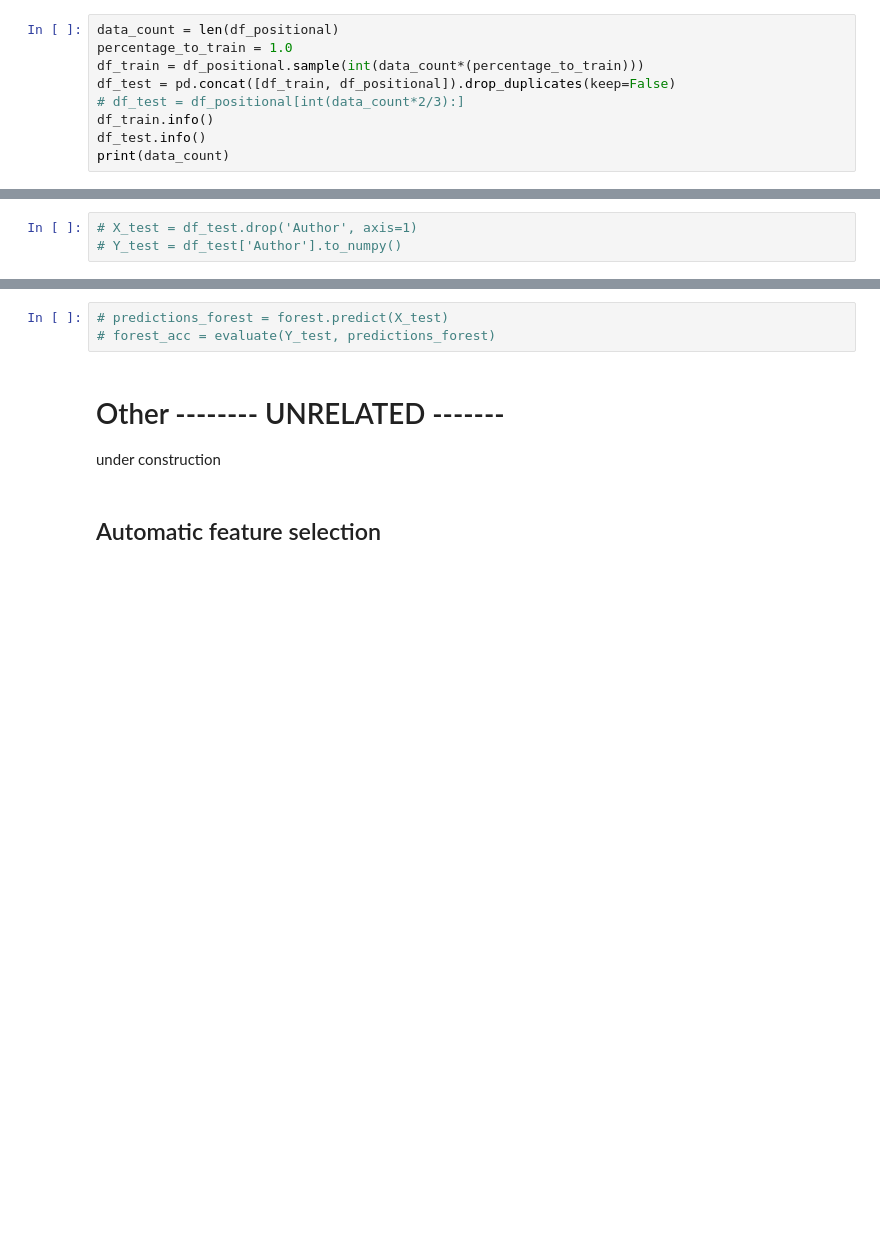
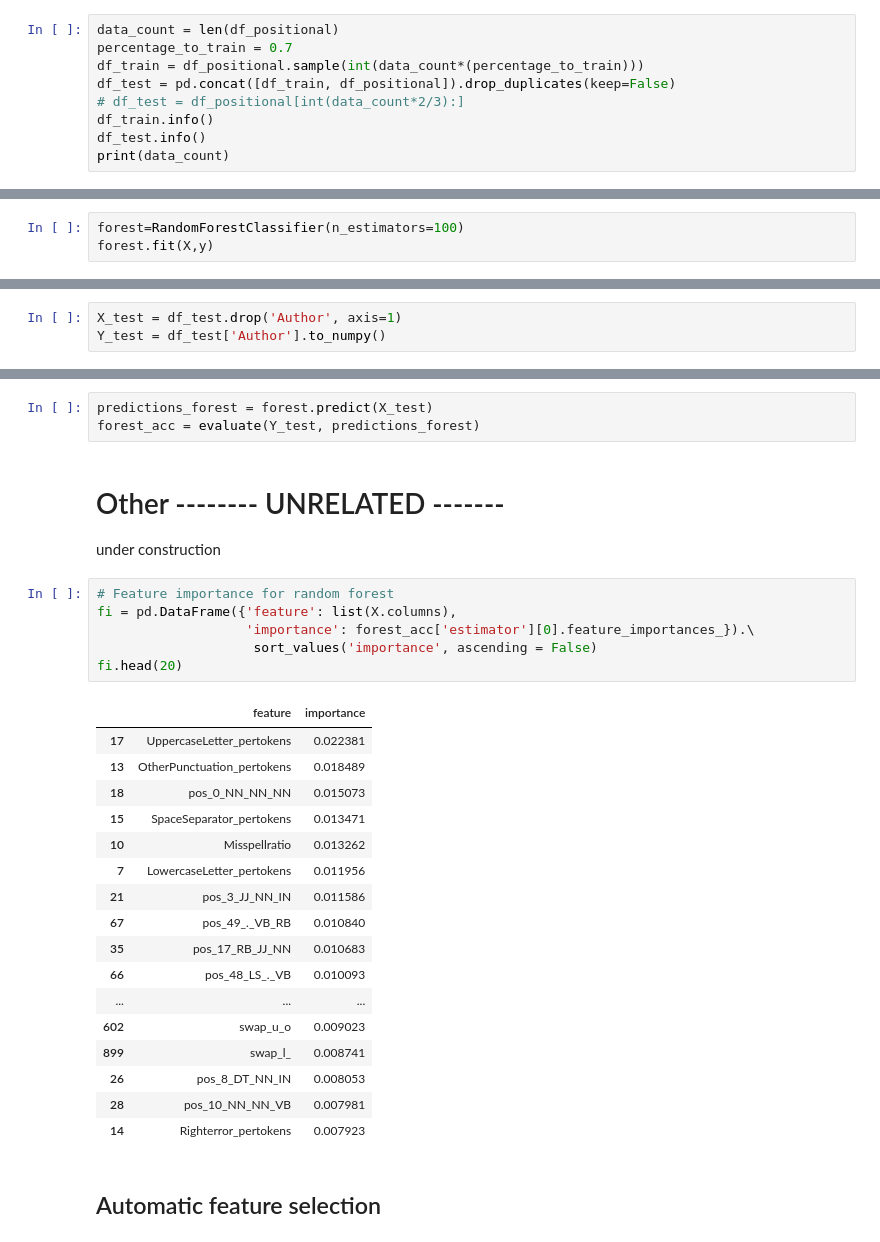
Before and after one commit to Andser99/Stylometry, a Jupyter notebook: Python/Models.ipynb, the cells around one changed output, grey strips where cells are left out. Saved outputs shown, nothing was run; the diff lists cells and outputs as text; blank space fills up the shorter version.

```diff
--- a/Python/Models.ipynb
+++ b/Python/Models.ipynb
@@ -237,7 +213,7 @@ df_positional = df_positional.sample(count_samples)
 - no split needed if using cross validation - percentage_to_train should be 1.0
 # %%
 data_count = len(df_positional)
-percentage_to_train = 1.0
+percentage_to_train = 0.7
 df_train = df_positional.sample(int(data_count*(percentage_to_train)))
 df_test = pd.concat([df_train, df_positional]).drop_duplicates(keep=False)
 # df_test = df_positional[int(data_count*2/3):]
@@ -285,3 +261,6 @@ forest_rmse = cross_validate(forest, X, y, scoring='neg_root_mean_squared_error'
+# %%
+forest=RandomForestClassifier(n_estimators=100)
+forest.fit(X,y)
 # %% [markdown]
 # Evaluation
 - mean accuracy
@@ -312,6 +289,6 @@ Forest
 # %%
-# X_test = df_test.drop('Author', axis=1)
-# Y_test = df_test['Author'].to_numpy()
+X_test = df_test.drop('Author', axis=1)
+Y_test = df_test['Author'].to_numpy()
 # %% [markdown]
 ## DT
 # %%
@@ -321,11 +298,35 @@ Forest
 # %% [markdown]
 ### Random Forest
 # %%
-# predictions_forest = forest.predict(X_test)
-# forest_acc = evaluate(Y_test, predictions_forest)
+predictions_forest = forest.predict(X_test)
+forest_acc = evaluate(Y_test, predictions_forest)
 # %% [markdown]
 # Other -------- UNRELATED -------
 under construction
+# %%
+# Feature importance for random forest
+fi = pd.DataFrame({'feature': list(X.columns),
+                   'importance': forest_acc['estimator'][0].feature_importances_}).\
+                    sort_values('importance', ascending = False)
+fi.head(20)
+# %% [output]
+|  | feature | importance |
+| 17 | UppercaseLetter_pertokens | 0.022381 |
+| 13 | OtherPunctuation_pertokens | 0.018489 |
+| 18 | pos_0_NN_NN_NN | 0.015073 |
+| 15 | SpaceSeparator_pertokens | 0.013471 |
+| 10 | Misspellratio | 0.013262 |
+| 7 | LowercaseLetter_pertokens | 0.011956 |
+| 21 | pos_3_JJ_NN_IN | 0.011586 |
+| 67 | pos_49_._VB_RB | 0.010840 |
+| 35 | pos_17_RB_JJ_NN | 0.010683 |
+| 66 | pos_48_LS_._VB | 0.010093 |
+| ... | ... | ... |
+| 602 | swap_u_o | 0.009023 |
+| 899 | swap_l_ | 0.008741 |
+| 26 | pos_8_DT_NN_IN | 0.008053 |
+| 28 | pos_10_NN_NN_VB | 0.007981 |
+| 14 | Righterror_pertokens | 0.007923 |
 # %% [markdown]
 ## Automatic feature selection
 # %%
```
Also changed, not shown: parts of 14 cells of this notebook, 6 other files.
